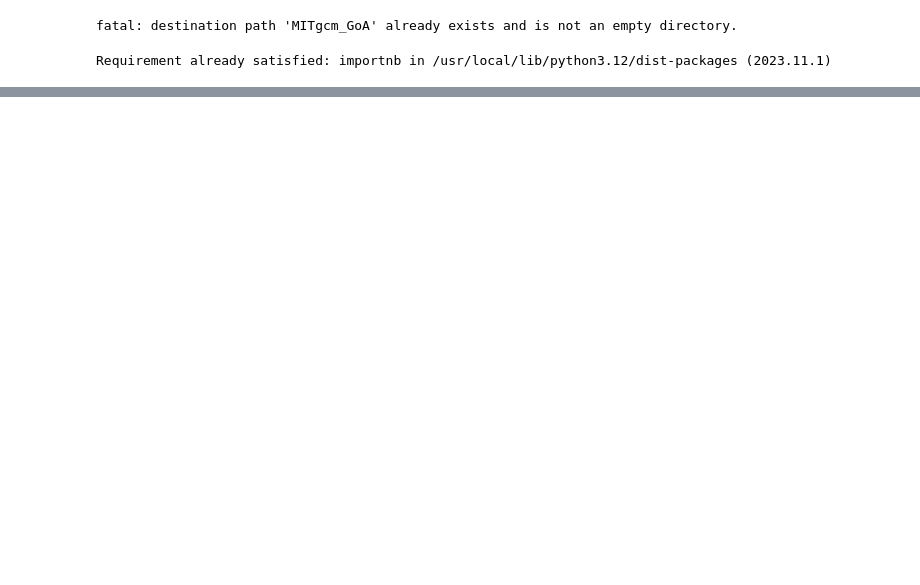
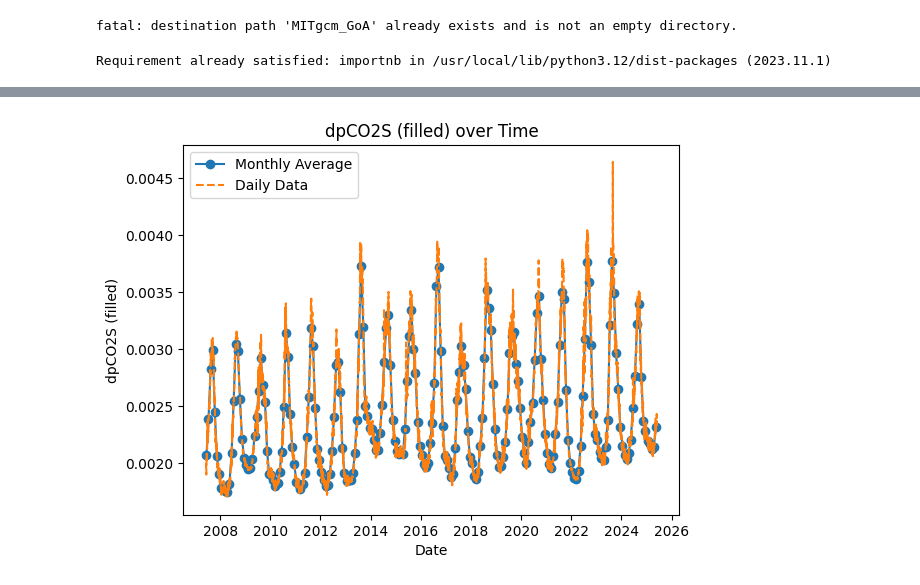
Before and after one commit to JazzyGis/MITgcm_GoA, a Jupyter notebook: extended_dpCO2.ipynb, the cells around one changed output, grey strips where cells are left out. Saved outputs shown, nothing was run; the diff lists cells and outputs as text; code cells hidden in the pictures; blank space fills up the shorter version.

```diff
--- a/extended_dpCO2.ipynb
+++ b/extended_dpCO2.ipynb
@@ -33,0 +65,33 @@ dpCO2S = results1['pCO2'] - results['pCO2']
+# %%
+#alter pco2 data so that it is monthly:
+# go through each year, each month within the year, average the values within that month
+
+monthlydpCO2S_filled_data = []
+monthly_dates = []
+
+unique_years = np.unique(dpCO2S_da_post['time.year'].values)
+
+for year in unique_years:
+  for month in range(1,13):
+    # Using .item() to get the scalar value from the xarray.DataArray mean result
+    monthly_avg = dpCO2S_da_post[(dpCO2S_da_post['time.year']==year) & (dpCO2S_da_post['time.month']==month)].mean()
+    monthlydpCO2S_filled_data.append(monthly_avg.item() if not np.isnan(monthly_avg) else np.nan)
+    monthly_dates.append(np.datetime64(f'{year}-{month:02d}-15')) # Using 15th for middle of the month
+
+monthlydpCO2S_filled_data = np.array(monthlydpCO2S_filled_data)
+monthly_dates = np.array(monthly_dates)
+
+# Filter out NaNs for plotting
+mask = ~np.isnan(monthlydpCO2S_filled_data)
+
+plt.plot(monthly_dates[mask], monthlydpCO2S_filled_data[mask], linestyle='-', marker='o')
+plt.plot(time,dpCO2S_da_post,linestyle='--')
+plt.xlabel('Date')
+plt.ylabel('dpCO2S (filled)')
+plt.title('dpCO2S (filled) over Time')
+plt.legend(['Monthly Average', 'Daily Data'])
+plt.show()
+
+#need to convert to monthly so can use the Abe model?
+# %% [output]
+[figure, added]
```
Also changed, not shown: parts of 9 cells of this notebook.
